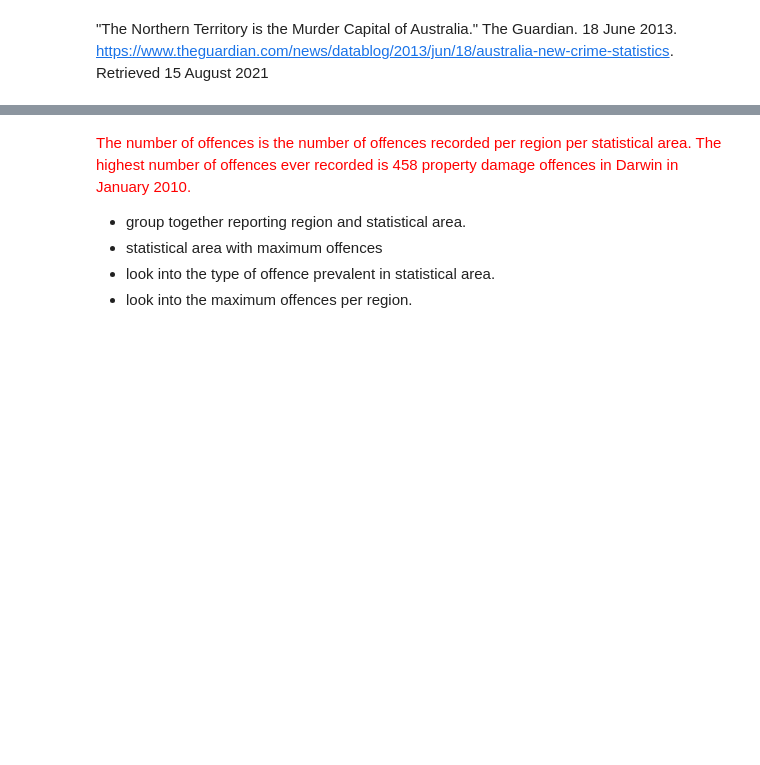
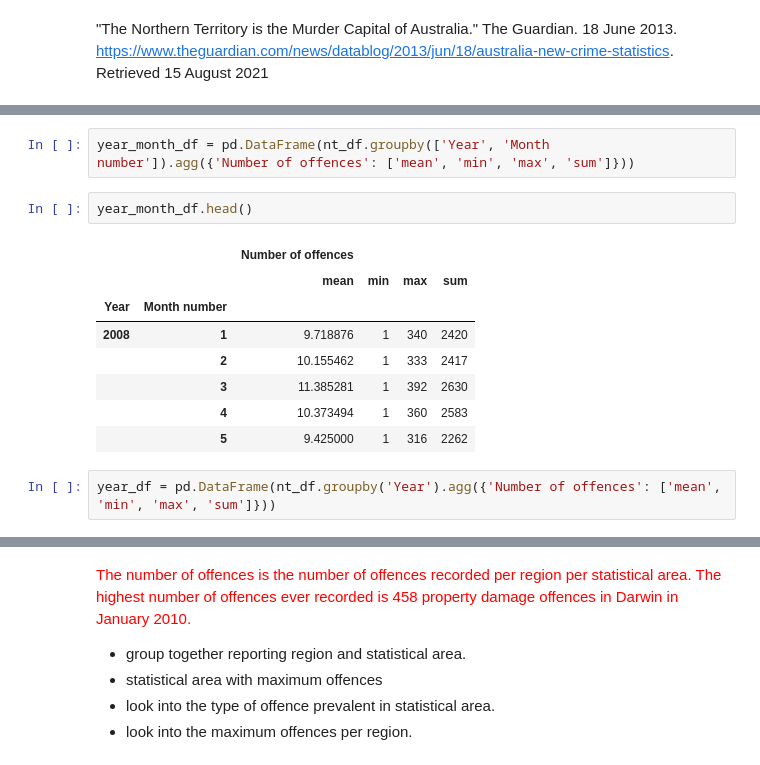
Before and after one commit to ShantiRoseCodes/solo_project, a Jupyter notebook: Domestic Violence.ipynb, the cells around one changed output, grey strips where cells are left out. Saved outputs shown, nothing was run; the diff lists cells and outputs as text; blank space fills up the shorter version.

```diff
--- a/Domestic Violence.ipynb
+++ b/Domestic Violence.ipynb
@@ -168,0 +171,15 @@ nt_df.tail()
+# %%
+year_month_df = pd.DataFrame(nt_df.groupby(['Year', 'Month number']).agg({'Number of offences': ['mean', 'min', 'max', 'sum']}))
+# %%
+year_month_df.head()
+# %% [output]
+|  |  | Number of offences |  |  |  |
+|  |  | mean | min | max | sum |
+| Year | Month number |  |  |  |  |
+| 2008 | 1 | 9.718876 | 1 | 340 | 2420 |
+|  | 2 | 10.155462 | 1 | 333 | 2417 |
+|  | 3 | 11.385281 | 1 | 392 | 2630 |
+|  | 4 | 10.373494 | 1 | 360 | 2583 |
+|  | 5 | 9.425000 | 1 | 316 | 2262 |
+# %%
+year_df = pd.DataFrame(nt_df.groupby('Year').agg({'Number of offences': ['mean', 'min', 'max', 'sum']}))
```
Also changed, not shown: parts of 32 cells of this notebook.
